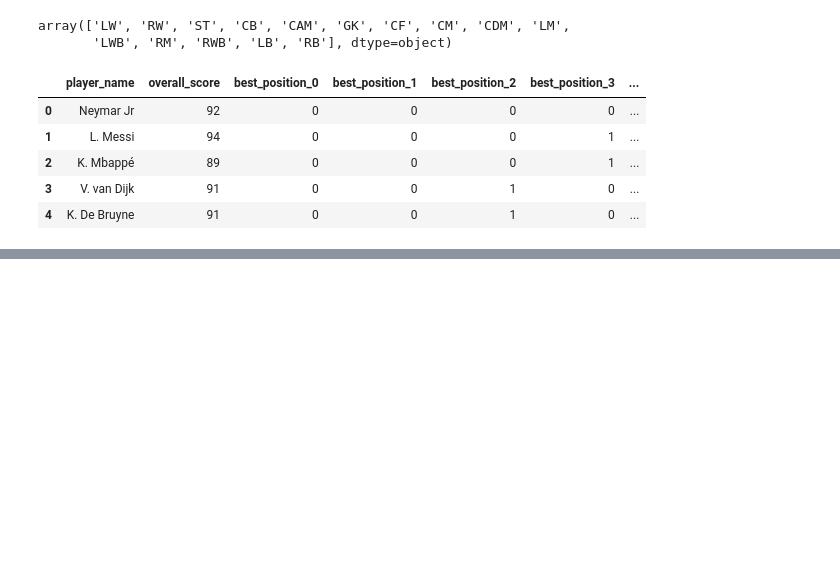
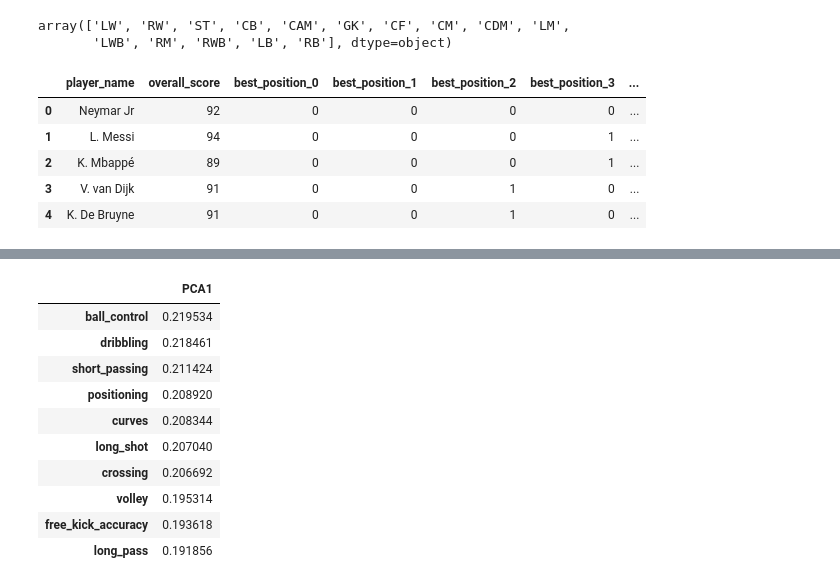
Before and after one commit to drexhepi/player_similarity, a Jupyter notebook: data_n_models.ipynb, the cells around one changed output, grey strips where cells are left out. Saved outputs shown, nothing was run; the diff lists cells and outputs as text; code cells hidden in the pictures; blank space fills up the shorter version.

```diff
--- a/data_n_models.ipynb
+++ b/data_n_models.ipynb
@@ -445,0 +544,18 @@ data.head()
+# %%
+feature_importance = pd.DataFrame(data = abs(pca_1.components_), columns = features, index=['PCA1','PCA2'])
+feature_importance = feature_importance.T
+# %%
+#top 10 most important features that influence PCA1
+feature_importance[['PCA1']].sort_values('PCA1', ascending = False).head(10)
+# %% [output]
+|  | PCA1 |
+| ball_control | 0.219534 |
+| dribbling | 0.218461 |
+| short_passing | 0.211424 |
+| positioning | 0.208920 |
+| curves | 0.208344 |
+| long_shot | 0.207040 |
+| crossing | 0.206692 |
+| volley | 0.195314 |
+| free_kick_accuracy | 0.193618 |
+| long_pass | 0.191856 |
```
Also changed, not shown: parts of 24 cells of this notebook.
